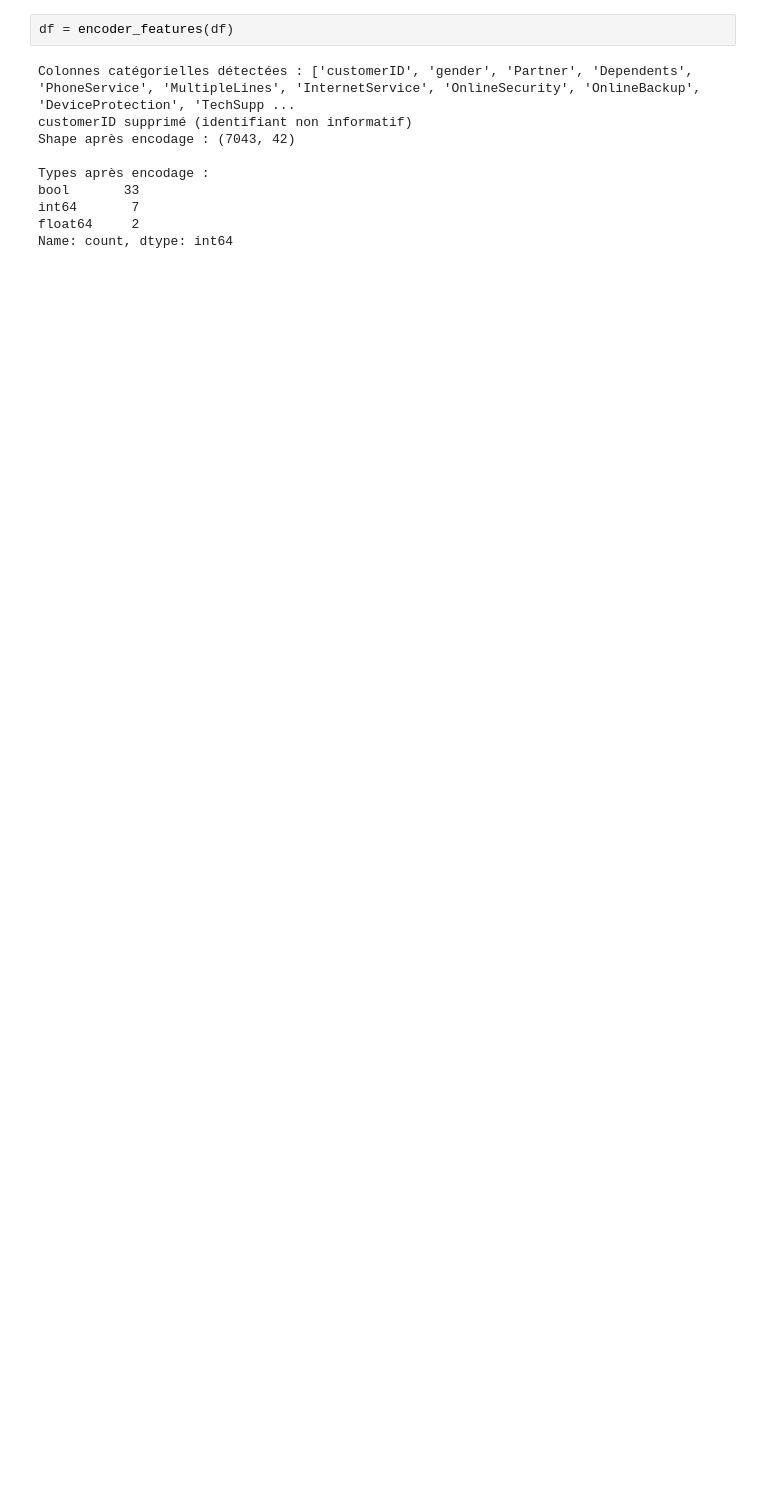
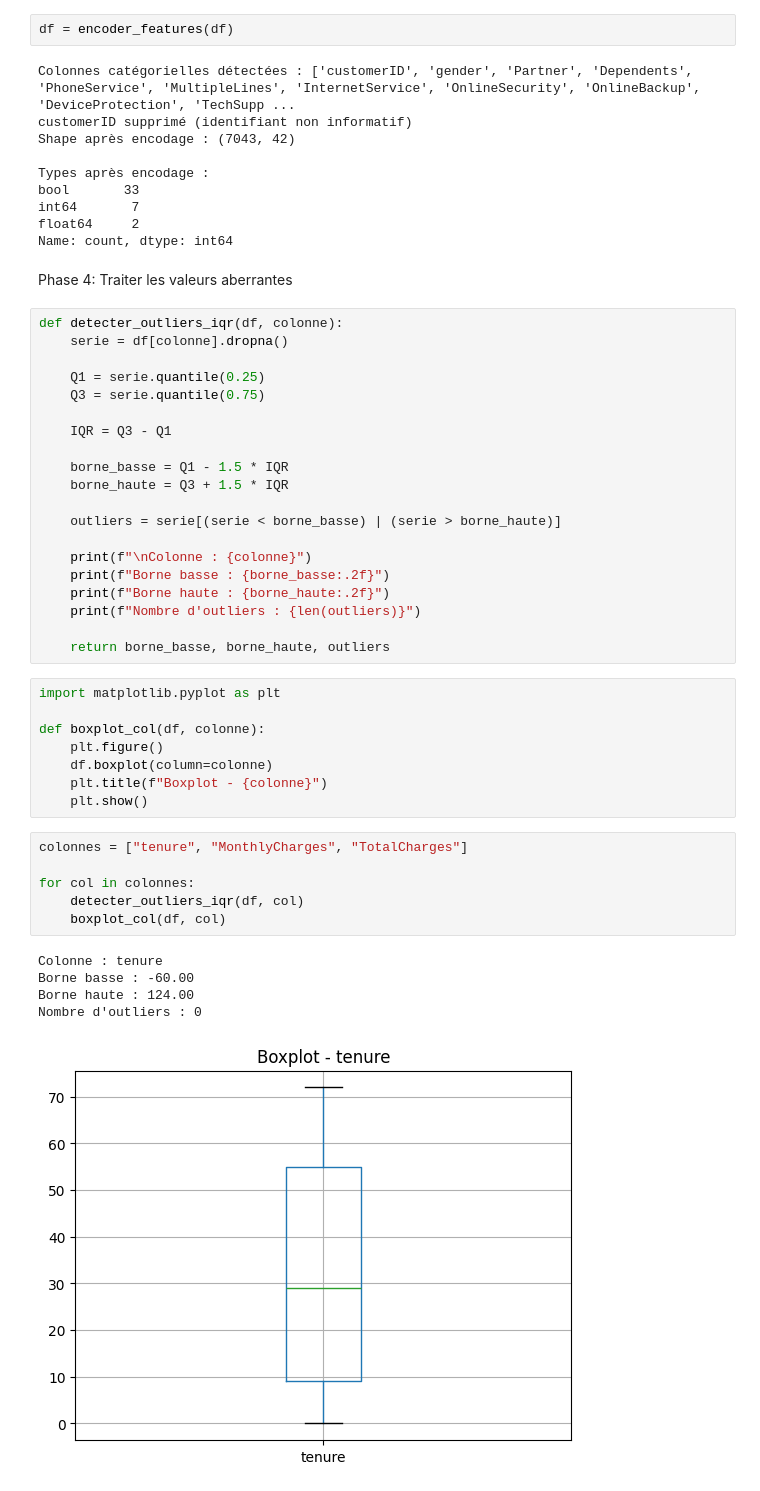
Before and after one commit to HoniTahina/-arene-des-algos-Tahina-HONI-RIKA, a Jupyter notebook: Telco_Customer_Churn.ipynb, the cells around one changed output. Drawn from its saved outputs; the diff is of its cells as text; blank space fills up the shorter version.

Commit message:
feat: outlier

```diff
--- a/Telco_Customer_Churn.ipynb
+++ b/Telco_Customer_Churn.ipynb
@@ -235,3 +232,45 @@ bool       33
 int64       7
 float64     2
 Name: count, dtype: int64
+# %% [markdown]
+Phase 4: Traiter les valeurs aberrantes
+# %%
+def detecter_outliers_iqr(df, colonne):
+    serie = df[colonne].dropna()
+
+    Q1 = serie.quantile(0.25)
+    Q3 = serie.quantile(0.75)
+
+    IQR = Q3 - Q1
+
+    borne_basse = Q1 - 1.5 * IQR
+    borne_haute = Q3 + 1.5 * IQR
+
+    outliers = serie[(serie < borne_basse) | (serie > borne_haute)]
+
+    print(f"\nColonne : {colonne}")
+    print(f"Borne basse : {borne_basse:.2f}")
+    print(f"Borne haute : {borne_haute:.2f}")
+    print(f"Nombre d'outliers : {len(outliers)}")
+
+    return borne_basse, borne_haute, outliers
+# %%
+import matplotlib.pyplot as plt
+
+def boxplot_col(df, colonne):
+    plt.figure()
+    df.boxplot(column=colonne)
+    plt.title(f"Boxplot - {colonne}")
+    plt.show()
+# %%
+colonnes = ["tenure", "MonthlyCharges", "TotalCharges"]
+
+for col in colonnes:
+    detecter_outliers_iqr(df, col)
+    boxplot_col(df, col)
+# %% [output]
+Colonne : tenure
+Borne basse : -60.00
+Borne haute : 124.00
+Nombre d'outliers : 0
+[figure, added]
```
Also changed, not shown: parts of 4 cells of this notebook.
